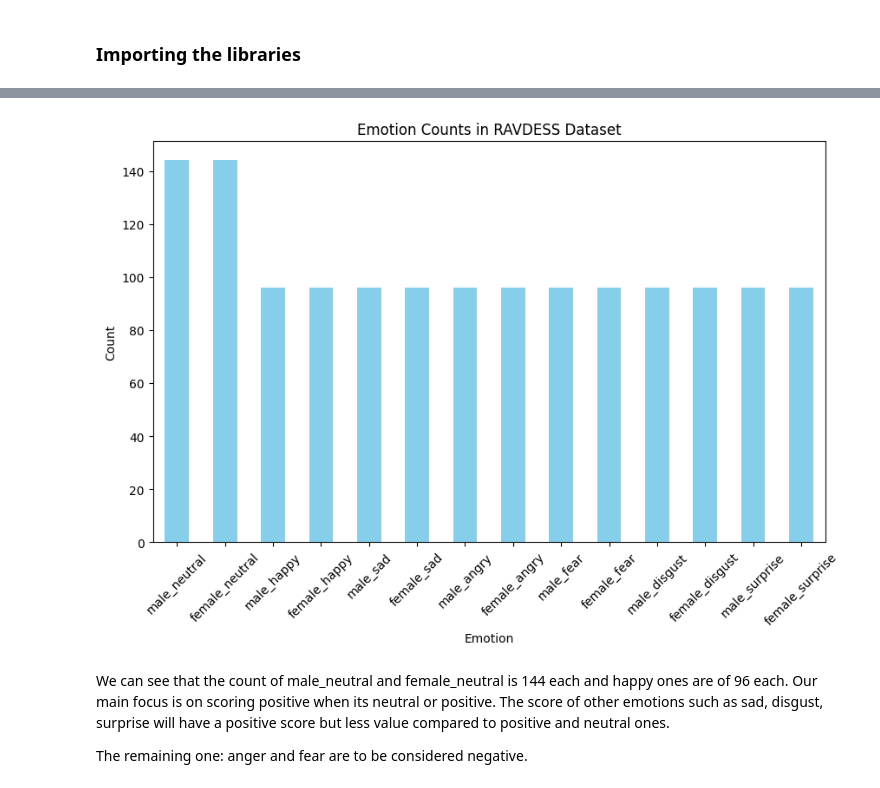
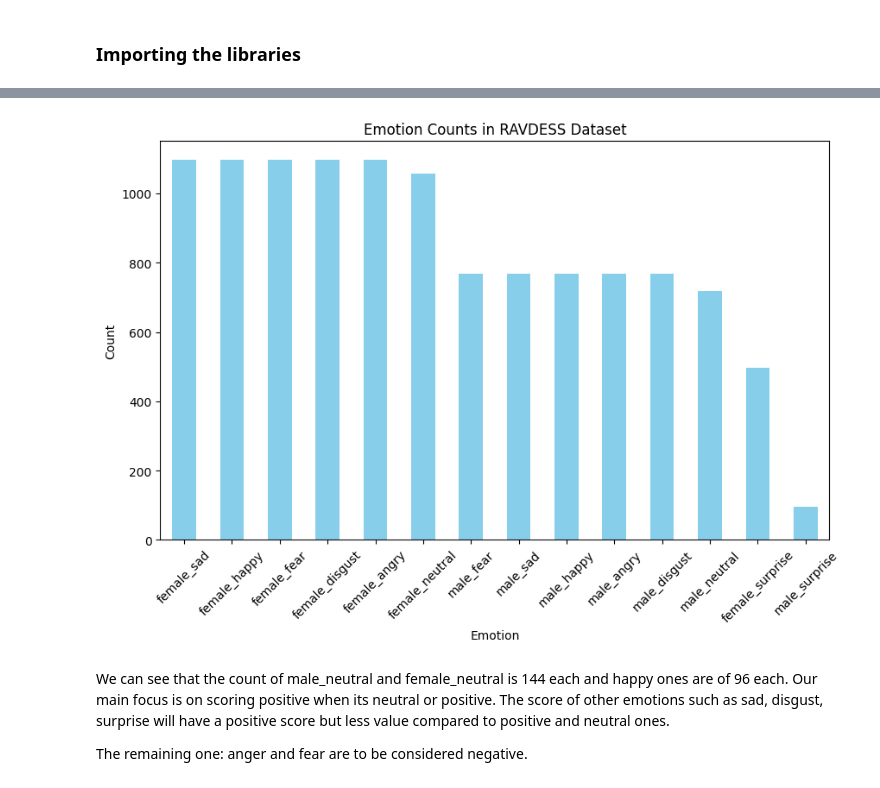
Before and after one commit to Priyanshraj26/IMPACT, a Jupyter notebook: train.ipynb, the cells around one changed output, grey strips where cells are left out. Cells and saved outputs as stored; diff of their text form; code cells hidden in the pictures.

```diff
--- a/train.ipynb
+++ b/train.ipynb
@@ -82,0 +152,5 @@ RAV_df.to_csv("RAVDESS.csv",index=False)
+# %%
+TESS = "./TESS/"
+dir_list = os.listdir(TESS)
+dir_list.sort()
+dir_list
@@ -82,0 +172,29 @@ RAV_df.to_csv("RAVDESS.csv",index=False)
+# %%
+path = []
+emotion = []
+
+for i in dir_list:
+    fname = os.listdir(TESS + i)
+    for f in fname:
+        if i == 'OAF_angry' or i == 'YAF_angry':
+            emotion.append('female_angry')
+        elif i == 'OAF_disgust' or i == 'YAF_disgust':
+            emotion.append('female_disgust')
+        elif i == 'OAF_Fear' or i == 'YAF_fear':
+            emotion.append('female_fear')
+        elif i == 'OAF_happy' or i == 'YAF_happy':
+            emotion.append('female_happy')
+        elif i == 'OAF_neutral' or i == 'YAF_neutral':
+            emotion.append('female_neutral')
+        elif i == 'OAF_Pleasant_surprise' or i == 'YAF_pleasant_surprised':
+            emotion.append('female_surprise')
+        elif i == 'OAF_Sad' or i == 'YAF_sad':
+            emotion.append('female_sad')
+        else:
+            emotion.append('Unknown')
+        path.append(TESS + i + "/" + f)
+
+TESS_df = pd.DataFrame(emotion, columns = ['labels'])
+TESS_df['source'] = 'TESS'
+TESS_df = pd.concat([TESS_df,pd.DataFrame(path, columns = ['path'])],axis=1)
+TESS_df.labels.value_counts()
@@ -82,0 +213,5 @@ RAV_df.to_csv("RAVDESS.csv",index=False)
+# %%
+df = pd.concat([RAV_df, TESS_df, CREMA_df], axis = 0)
+print(df.labels.value_counts())
+df.head()
+df.to_csv("Data_path.csv",index=False)
@@ -100,17 +252,17 @@ print(RAV_df)
 # %%
 # Count the occurrences of each label
-emotion_counts = RAV_df['labels'].value_counts()
+emotion_counts = df['labels'].value_counts()
 
 # Plot the bar graph
 emotion_counts.plot(kind='bar', figsize=(10, 6), color='skyblue')
 plt.title('Emotion Counts in RAVDESS Dataset')
 plt.xlabel('Emotion')
 plt.ylabel('Count')
 plt.xticks(rotation=45)
 
 plt.show()
 # %% [output]
-[figure, old version]
+[figure, new version]
 # %% [markdown]
 We can see that the count of male_neutral and female_neutral is 144 each and happy ones are of 96 each.
 Our main focus is on scoring positive when its neutral or positive. The score of other emotions such as sad, disgust, surprise will have a positive score but less value compared to positive and neutral ones.
```
Also changed, not shown: parts of 12 cells of this notebook, 10 other files.
